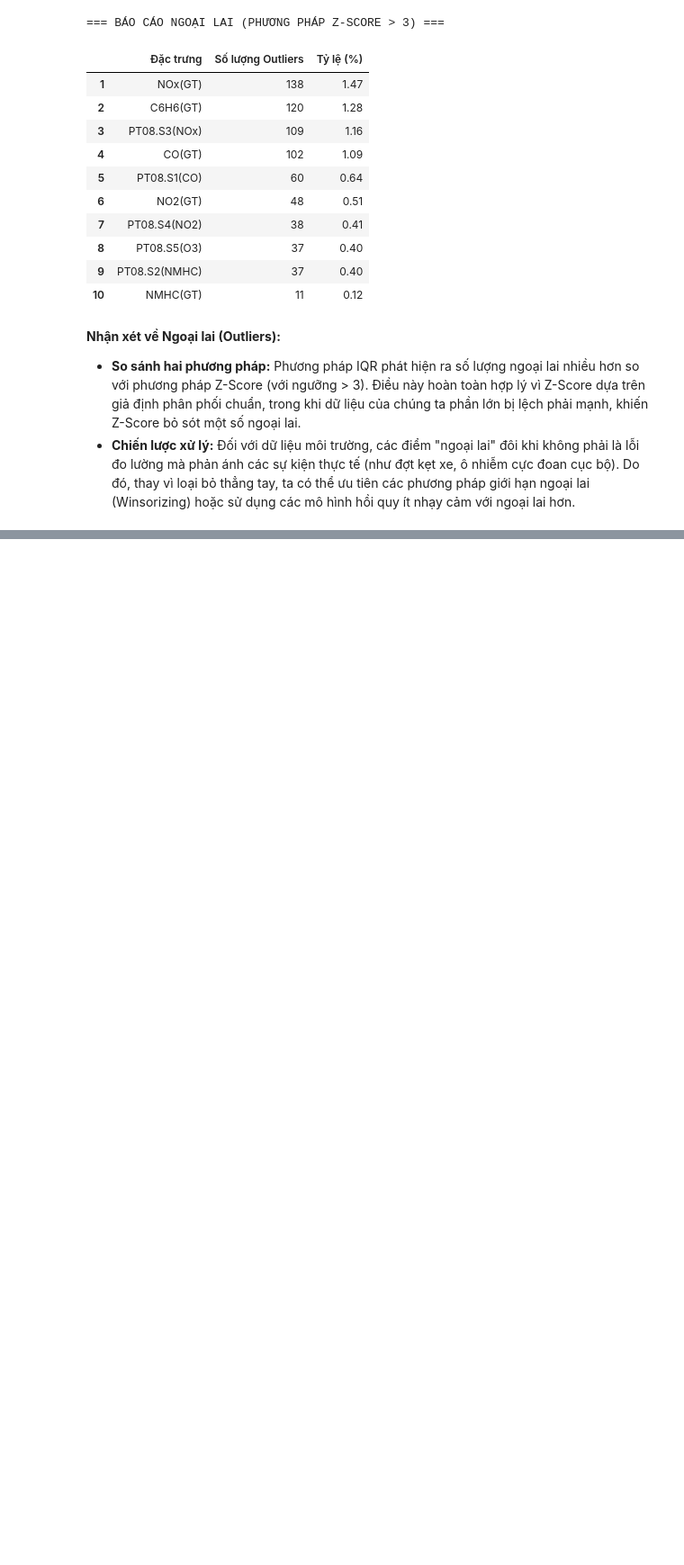
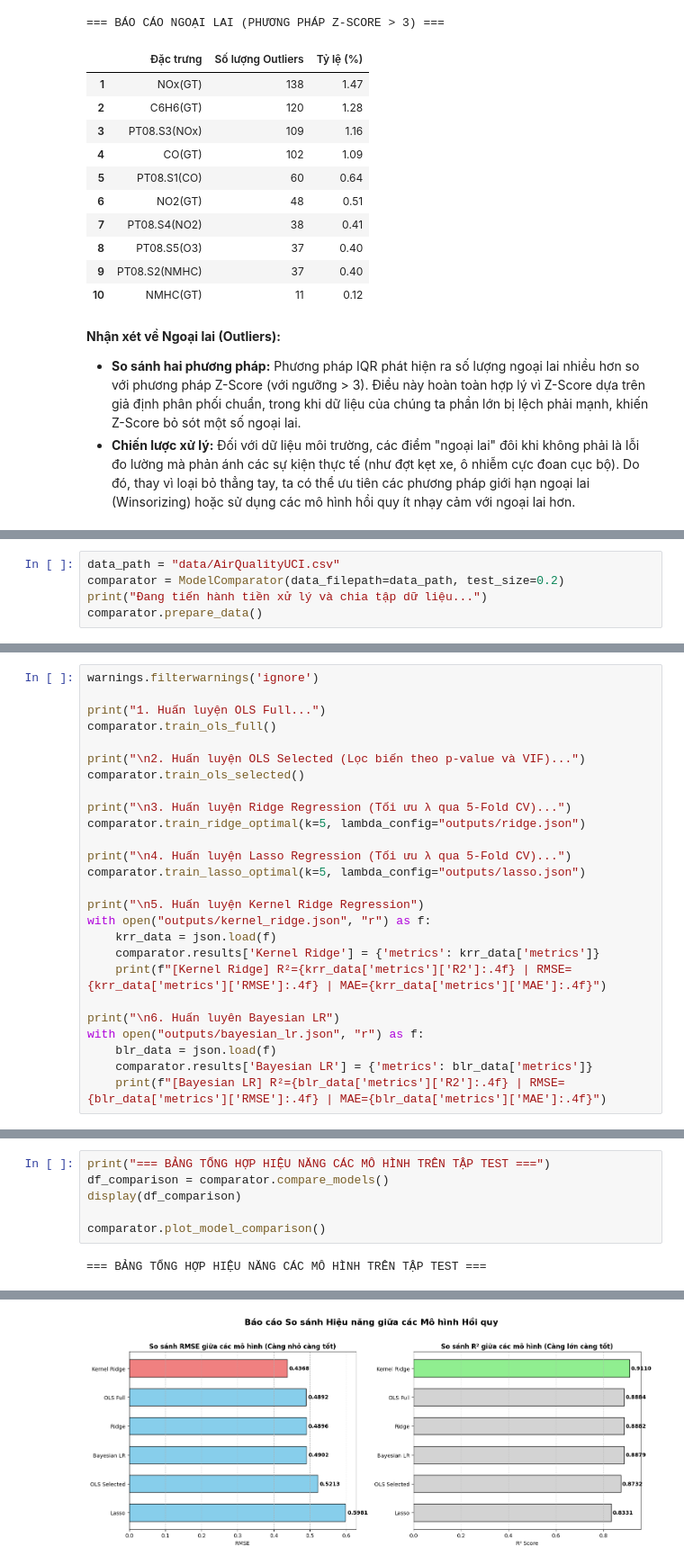
Before and after one commit to ImSoul0511/air-quality-co-regression, a Jupyter notebook: part2/part2_notebook.ipynb, the cells around one changed output, grey strips where cells are left out. Shown at 90% size. Saved outputs shown, nothing was run; the diff lists cells and outputs as text; blank space fills up the shorter version.

```diff
--- a/part2/part2_notebook.ipynb
+++ b/part2/part2_notebook.ipynb
@@ -193,0 +225,5 @@ display(EDAToolkit.outlier_report_zscore(df_raw))
+# %%
+data_path = "data/AirQualityUCI.csv"
+comparator = ModelComparator(data_filepath=data_path, test_size=0.2)
+print("Đang tiến hành tiền xử lý và chia tập dữ liệu...")
+comparator.prepare_data()
@@ -193,0 +243,26 @@ display(EDAToolkit.outlier_report_zscore(df_raw))
+# %%
+warnings.filterwarnings('ignore')
+
+print("1. Huấn luyện OLS Full...")
+comparator.train_ols_full()
+
+print("\n2. Huấn luyện OLS Selected (Lọc biến theo p-value và VIF)...")
+comparator.train_ols_selected()
+
+print("\n3. Huấn luyện Ridge Regression (Tối ưu λ qua 5-Fold CV)...")
+comparator.train_ridge_optimal(k=5, lambda_config="outputs/ridge.json")
+
+print("\n4. Huấn luyện Lasso Regression (Tối ưu λ qua 5-Fold CV)...")
+comparator.train_lasso_optimal(k=5, lambda_config="outputs/lasso.json")
+
+print("\n5. Huấn luyện Kernel Ridge Regression")
+with open("outputs/kernel_ridge.json", "r") as f:
+    krr_data = json.load(f)
+    comparator.results['Kernel Ridge'] = {'metrics': krr_data['metrics']}
+    print(f"[Kernel Ridge] R²={krr_data['metrics']['R2']:.4f} | RMSE={krr_data['metrics']['RMSE']:.4f} | MAE={krr_data['metrics']['MAE']:.4f}")
+
+print("\n6. Huấn luyên Bayesian LR")
+with open("outputs/bayesian_lr.json", "r") as f:
+    blr_data = json.load(f)
+    comparator.results['Bayesian LR'] = {'metrics': blr_data['metrics']}
+    print(f"[Bayesian LR] R²={blr_data['metrics']['R2']:.4f} | RMSE={blr_data['metrics']['RMSE']:.4f} | MAE={blr_data['metrics']['MAE']:.4f}")
@@ -193,0 +290,8 @@ display(EDAToolkit.outlier_report_zscore(df_raw))
+# %%
+print("=== BẢNG TỔNG HỢP HIỆU NĂNG CÁC MÔ HÌNH TRÊN TẬP TEST ===")
+df_comparison = comparator.compare_models()
+display(df_comparison)
+
+comparator.plot_model_comparison()
+# %% [output]
+=== BẢNG TỔNG HỢP HIỆU NĂNG CÁC MÔ HÌNH TRÊN TẬP TEST ===
@@ -193,0 +306 @@ display(EDAToolkit.outlier_report_zscore(df_raw))
+[figure, added]
```
Also changed, not shown: parts of 21 cells of this notebook, 1 other file.
